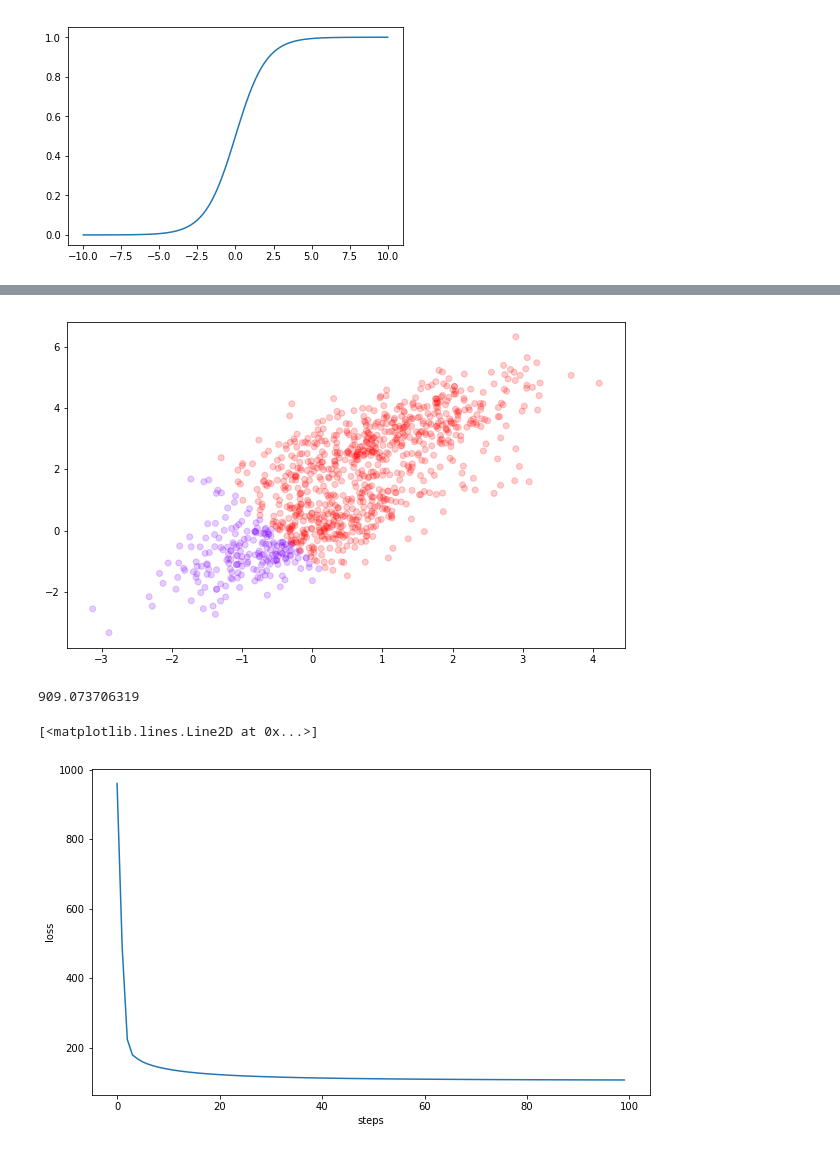
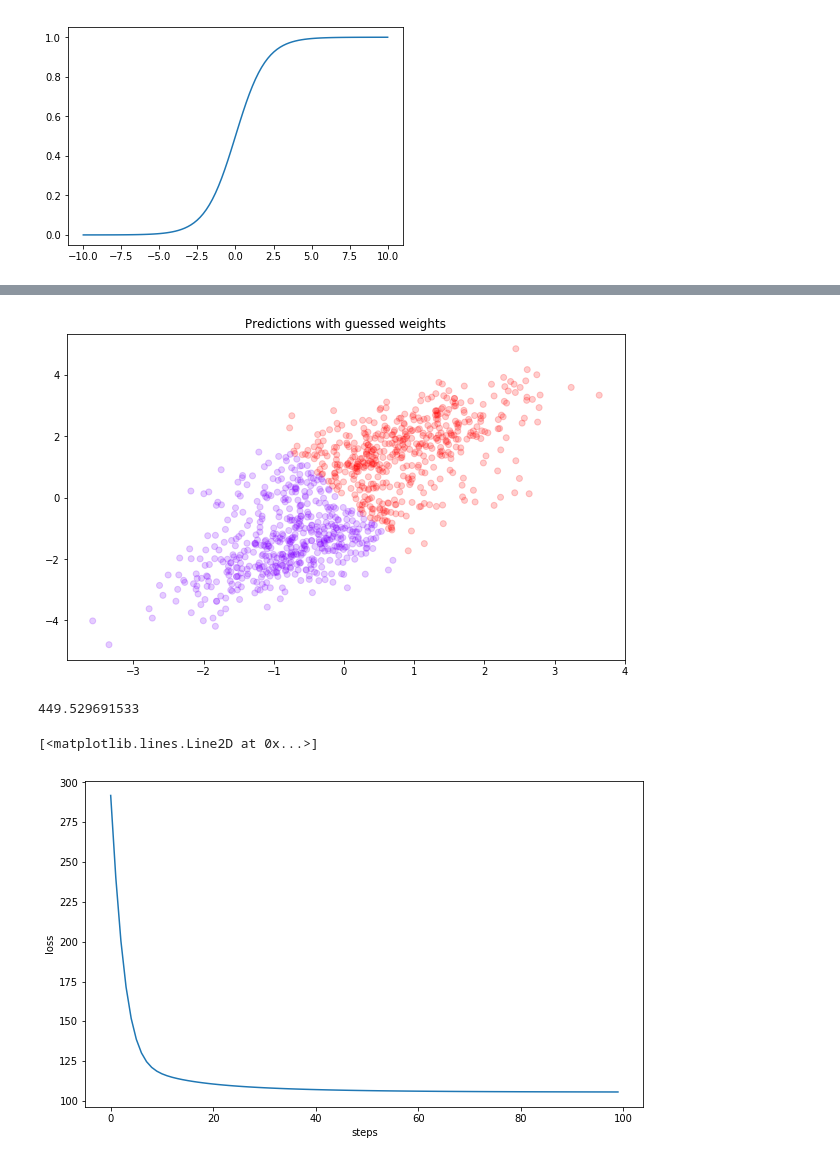
Before and after one commit to lewfish/neural-networks-tutorial, a Jupyter notebook: notebooks/1_logistic_regression.ipynb, the cells around one changed output, grey strips where cells are left out. Drawn from its saved outputs; the diff is of its cells as text; code cells hidden in the pictures.

```diff
--- a/notebooks/1_logistic_regression.ipynb
+++ b/notebooks/1_logistic_regression.ipynb
@@ -15,15 +15,16 @@ nsamples = 500
 x0 = np.random.multivariate_normal([0, 0], [[1, .75], [.75, 1]], nsamples)
 x1 = np.random.multivariate_normal([1, 3], [[1, .75], [.75, 1]], nsamples)
 X = np.vstack((x0, x1)).astype(np.float32)
-# Add column of ones for intercept.
-X = np.hstack([X, np.ones((X.shape[0], 1))])
+means = np.mean(X, axis=0)
+X = X - means
 
 # The first group has a label of 0, the second 1.
 y = np.hstack((np.zeros(nsamples),
                np.ones(nsamples)))
 
-def plot_data(X, y):
+def plot_data(X, y, title=''):
     plt.figure(figsize=(10, 6))
+    plt.title(title)
     plt.scatter(X[:, 0], X[:, 1],
                 c = y, alpha = 0.2, cmap='rainbow')
 # %%
@@ -59,15 +60,15 @@ def predict(X, w):
     return sigmoid(kernel)
 # %%
 # Guess the weights.
-w = np.array([2., 1., 1.])
-# w = np.array([-3., 1., 1.])
+w = np.array([2., 1.])
+# w = np.array([-3., 1.])
 y_probs = predict(X, w)
 
 # If prob > 0.5, then classify as 1
 y_preds = np.round(y_probs)
-plot_data(X, y_preds)
+plot_data(X, y_preds, 'Predictions with guessed weights')
 # %% [output]
-[figure, old version]
+[figure, new version]
 # %%
 # The loss function measures how bad the predictions of the model are.
 # The lower this number, the better.
@@ -79,7 +80,7 @@ def loss(X, w, y):
 # Loss for hand-chosen weights.
 print(loss(X, w, y))
 # %% [output]
-909.073706319
+449.529691533
 # %%
 # The gradient of the loss points the way to a better model with lower loss.
 # This is the gradient (from multivariable calculus) of the loss with respect to the
@@ -100,7 +101,7 @@ def optimize_weights(w, learning_rate, steps):
         losses.append(loss(X, w, y))
     return w, losses
 # %%
-init_w = np.array([0., 0., 0.])
+init_w = np.array([0., 0.])
 # Depending on the learning rate, you can either converge slowly,
 # converge quickly, chatter, or fluctuate wildly.
 # 0.0005, 0.005, 0.1, 0.5
@@ -114,7 +115,7 @@ plt.ylabel('loss')
 plt.plot(range(0,steps), losses)
 # %% [output]
 [<matplotlib.lines.Line2D at 0x...>]
-[figure, old version]
+[figure, new version]
 # %%
 # Plot predictions of optimized model.
 y_probs = predict(X, w)
```
Also changed, not shown: parts of 6 cells of this notebook, 3 other files.
